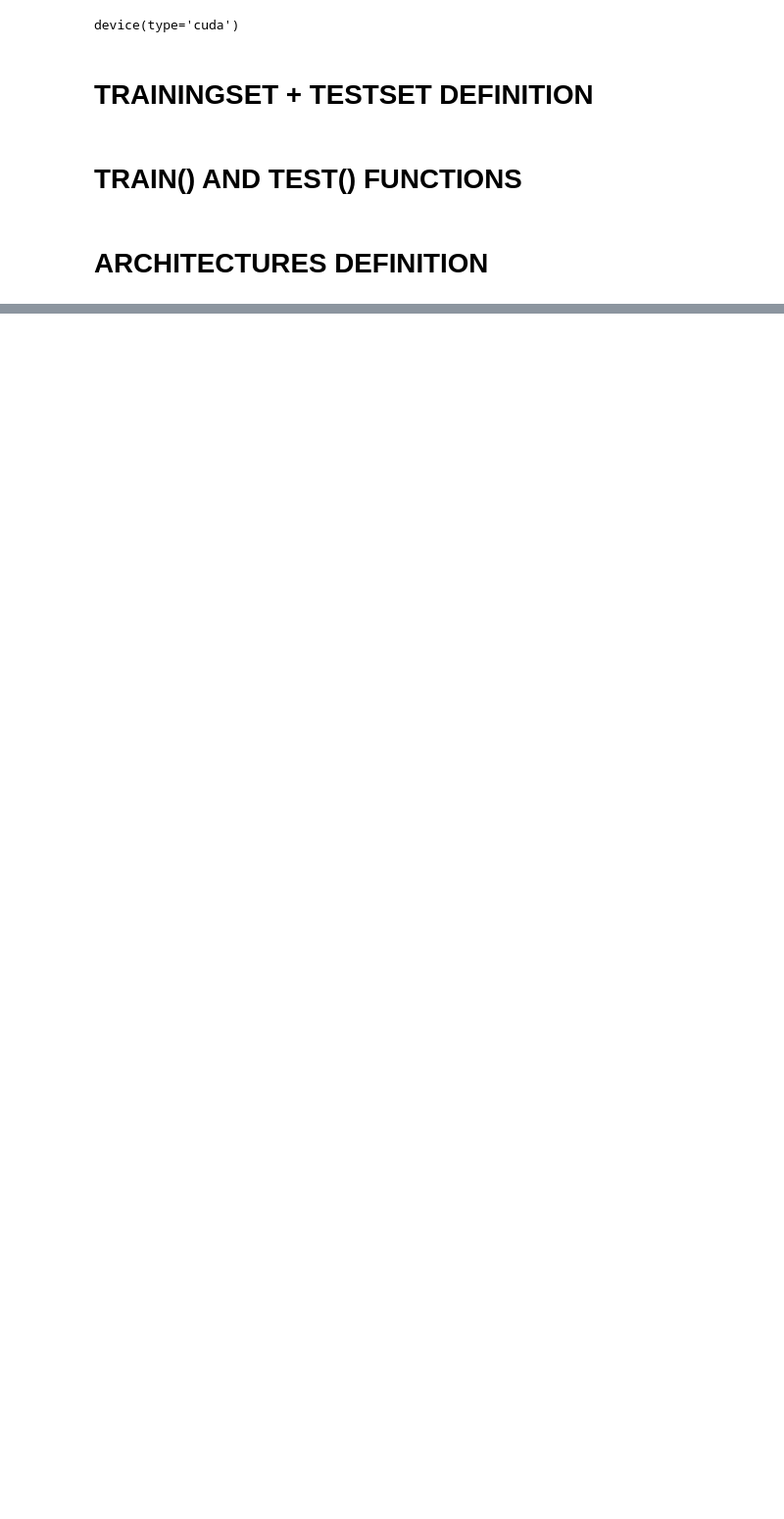
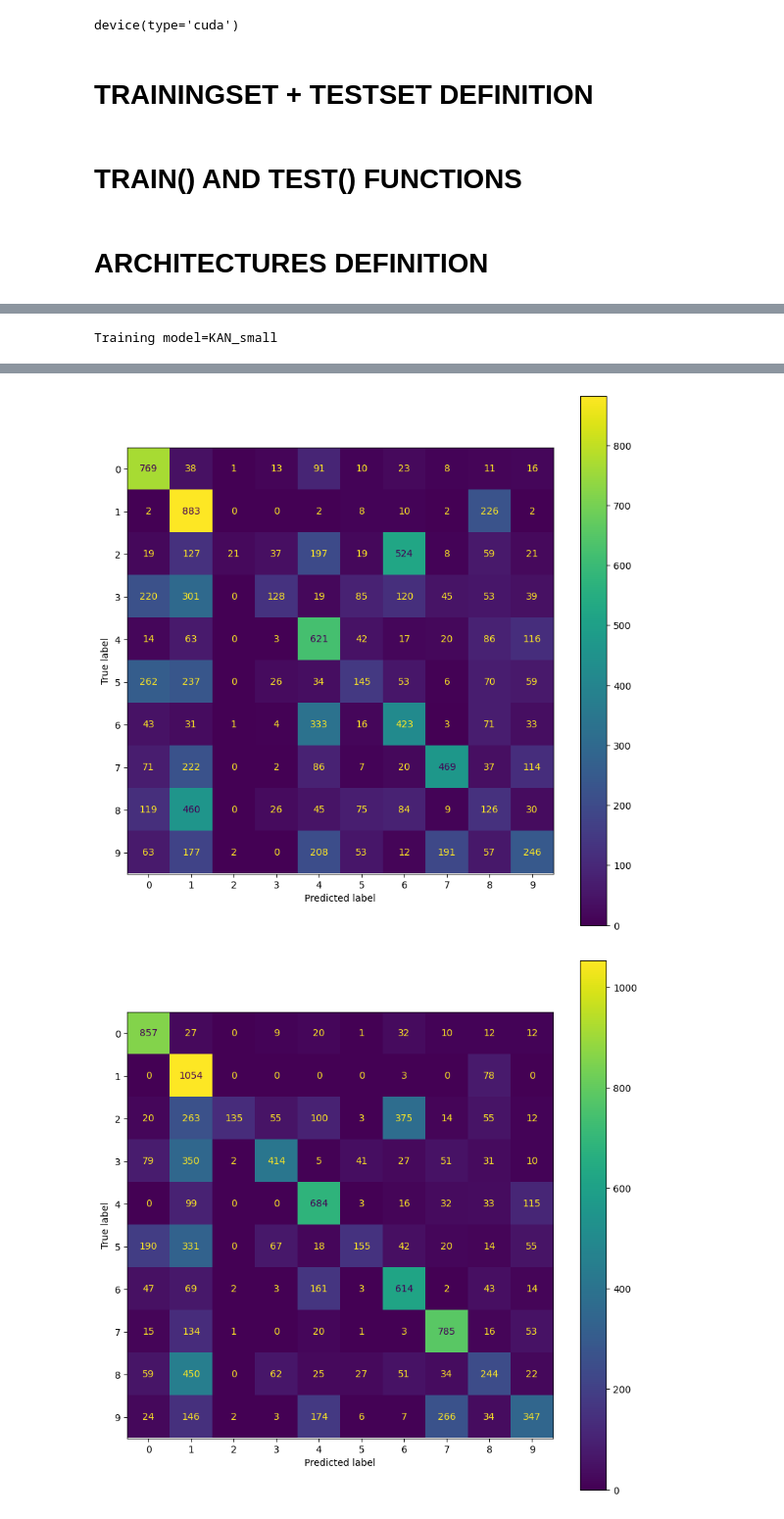
Before and after one commit to MrPio/KAN-Continual_Learning_tests, a Jupyter notebook: KAN_catastrophic_forgetting.ipynb, the cells around one changed output, grey strips where cells are left out. Shown at 98% size. Drawn from its saved outputs; the diff is of its cells as text; code cells hidden in the pictures; blank space fills up the shorter version.

Commit message:
Batch tests, metadata serialization implemented

```diff
--- a/KAN_catastrophic_forgetting.ipynb
+++ b/KAN_catastrophic_forgetting.ipynb
@@ -28,6 +34,7 @@ train_dataset = torch.utils.data.Subset(train_dataset, sorted_indices)
 train_loader = DataLoader(train_dataset, batch_size=64, shuffle=False)
 # Test set
 test_dataset = datasets.MNIST(root='./data', train=False, download=True, transform=transform)
+test_dataset = torch.utils.data.Subset(test_dataset, range(len(test_dataset) // 1))
 test_loader = DataLoader(test_dataset, batch_size=64, shuffle=False)
 # %% [markdown]
 # TRAIN() AND TEST() FUNCTIONS
@@ -341,5 +380,0 @@ class SimpleCNN_2(nn.Module):
-# %%
-# model = MLP().to(device)
-model = KAN([28 * 28, 256, 10]).to(device)
-train(model, 'checkpoint/kan_mnist_LBFGS.pth', optimizer=optim.Adam(model.parameters(), lr=1e-6))
-test(model)
@@ -348,4 +380,0 @@ test(model)
-# %%
-model = CKAN_BN().to(device)
-train(model, 'checkpoint/CKAN_BN_lr1e-4_whole_set_epochs10.pth', epochs=10, optimizer=optim.Adam(model.parameters(), lr=1e-4),flatten=False)
-test(model)
@@ -364,0 +383,37 @@ Accuracy: 0.3457404458598726
+# %%
+class EpochStat:
+    @staticmethod
+    def loadModelStats(name) -> list['EpochStat']:
+        return [pickle.load(open(f'checkpoint/stats/{file}', 'rb')) for file in
+                filter(lambda e: name in e, os.listdir('checkpoint/stats/'))]
+
+    def __init__(self, name, epoch, train_loss=0, test_loss=0, labels=None, predictions=None, epoch_duration=0, lr=0):
+        self.name = name
+        self.train_loss = train_loss
+        self.test_loss = test_loss
+        self.epoch = epoch
+        self.predictions = predictions
+        self.labels = labels
+        self.epoch_duration = epoch_duration
+        self.lr = lr
+
+    def save(self):
+        pickle.dump(self, open(f'checkpoint/stats/{self.name}_epoch{self.epoch}.pickle', 'wb'))
+
+
+def onEpochEnd(model, epoch, train_loss, epoch_duration, lr):
+    test_loss, labels, predictions = test(model)
+    stat = EpochStat(model.__class__.__name__, epoch, train_loss, test_loss, labels, predictions, epoch_duration, lr)
+    stat.save()
+# %%
+for model in [x.to(device) for x in [KAN_small()]
+              # [MLP(), KAN_small(), KAN_big(),
+              #  CKAN_BN(), KANC_MLP(), NormalConvsKAN(), ConvNet(),
+              #  KKAN_Convolutional_Network(), SimpleCNN()]]:
+              ]:
+    print(f'Training model={model.__class__.__name__}')
+    lr = 1e-6 if model.__class__.__name__ in ['MLP', 'KAN_small', 'KAN_big'] else 1e-4
+    train(model, f'checkpoint/{model.__class__.__name__}', epochs=3,
+          optimizer=optim.Adam(model.parameters(), lr=lr), on_epoch_end=onEpochEnd, lr=lr)
+# %% [output]
+Training model=KAN_small
@@ -364,0 +426,2 @@ Accuracy: 0.3457404458598726
+[figure, added]
+[figure, added]
```
Also changed, not shown: parts of 11 cells of this notebook, 22 other files.
